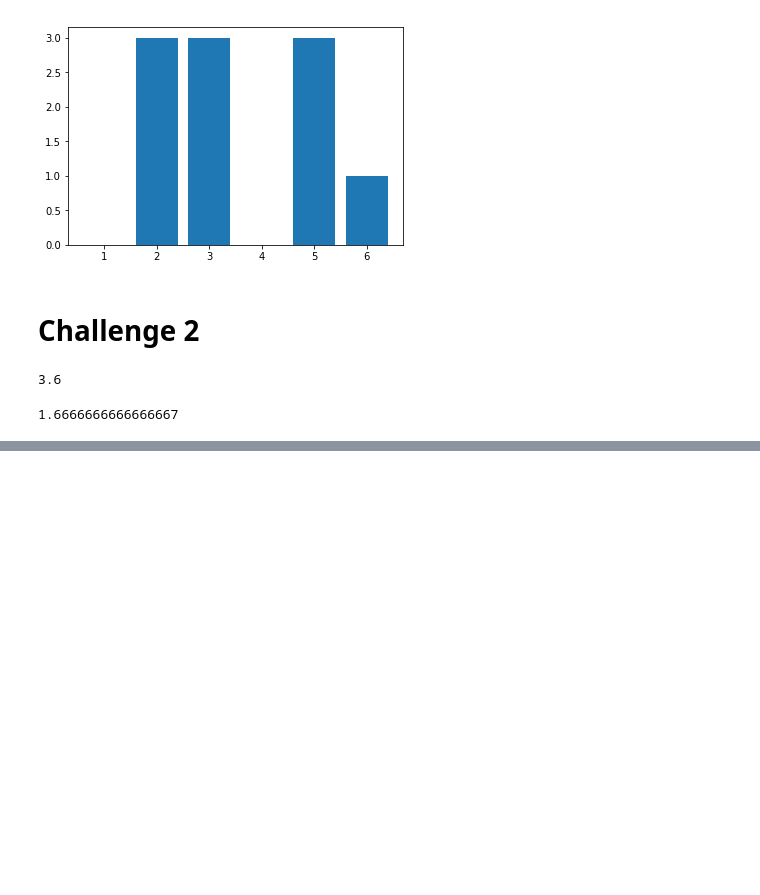
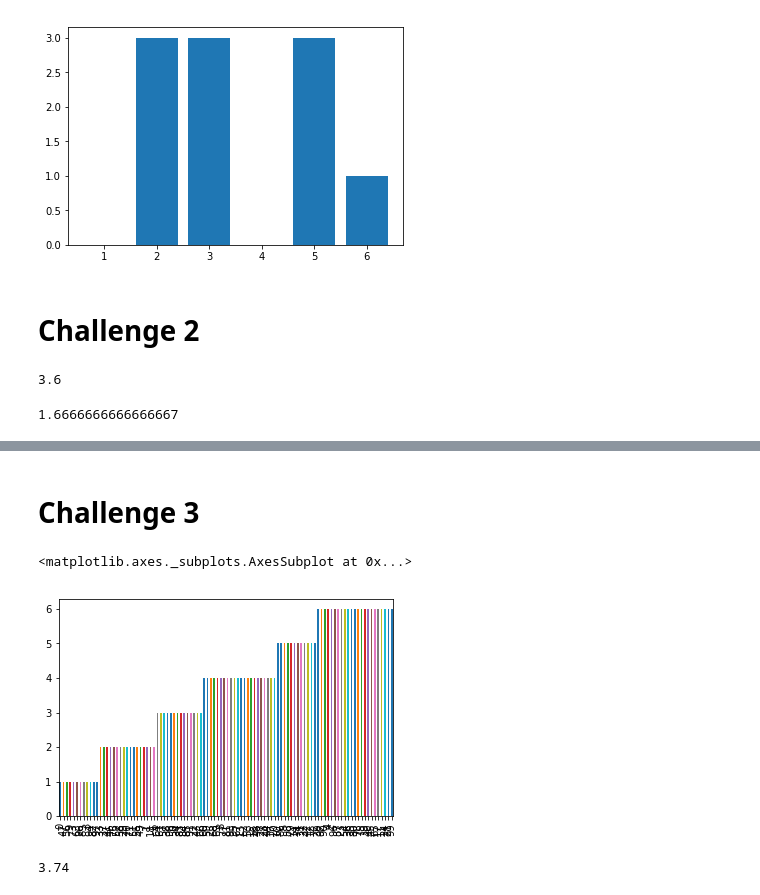
Before and after one commit to ta-data-bcn/descriptive-stats, a Jupyter notebook: main.ipynb, the cells around one changed output, grey strips where cells are left out. Cells and saved outputs as stored; diff of their text form; code cells hidden in the pictures; blank space fills up the shorter version.

Commit message:
challenge 3,4,5 , and changed csv

```diff
--- a/main.ipynb
+++ b/main.ipynb
@@ -103,0 +81,12 @@ quartiles(results)
+# %% [markdown]
+# Challenge 3
+# %%
+roll_hundred = pd.read_csv('roll_the_dice_hundred.csv').drop(['i'], axis=1)
+roll_hundred['value'].sort_values().plot(kind='bar')
+# %% [output]
+<matplotlib.axes._subplots.AxesSubplot at 0x...>
+[figure, added]
+# %%
+mean(roll_hundred)
+# %% [output]
+3.74
```
Also changed, not shown: parts of 24 cells of this notebook, 2 other files.
